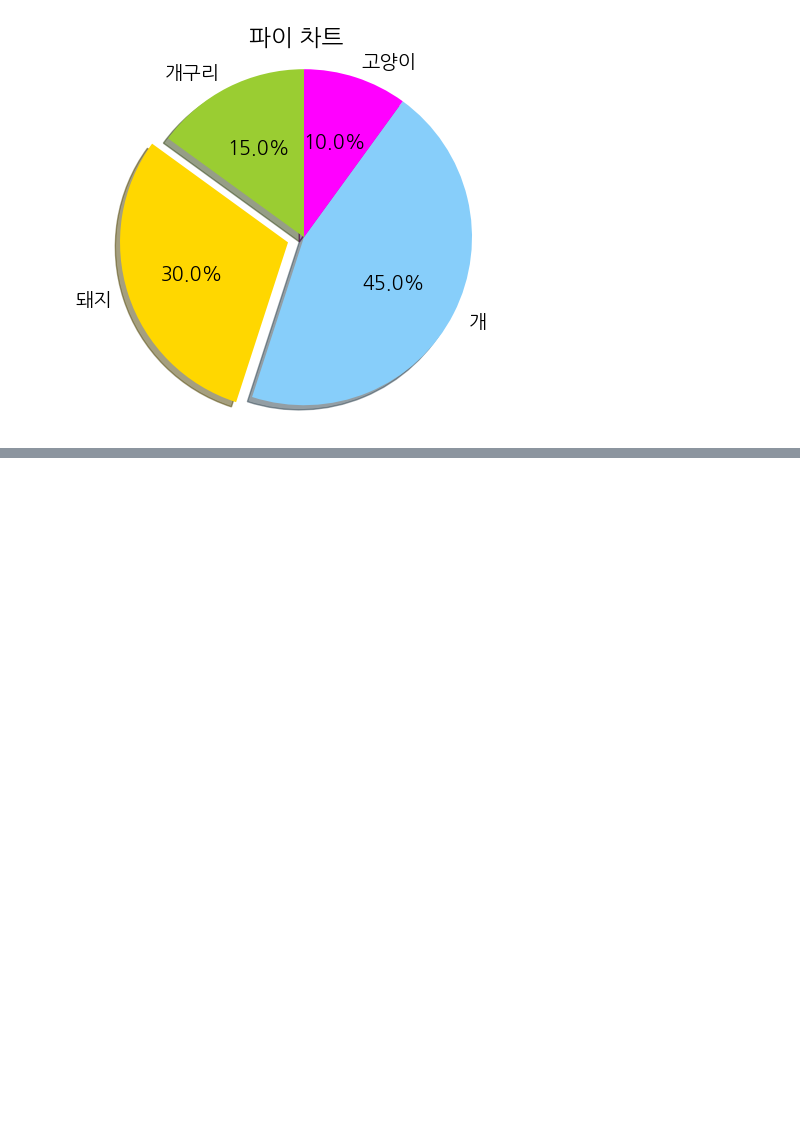
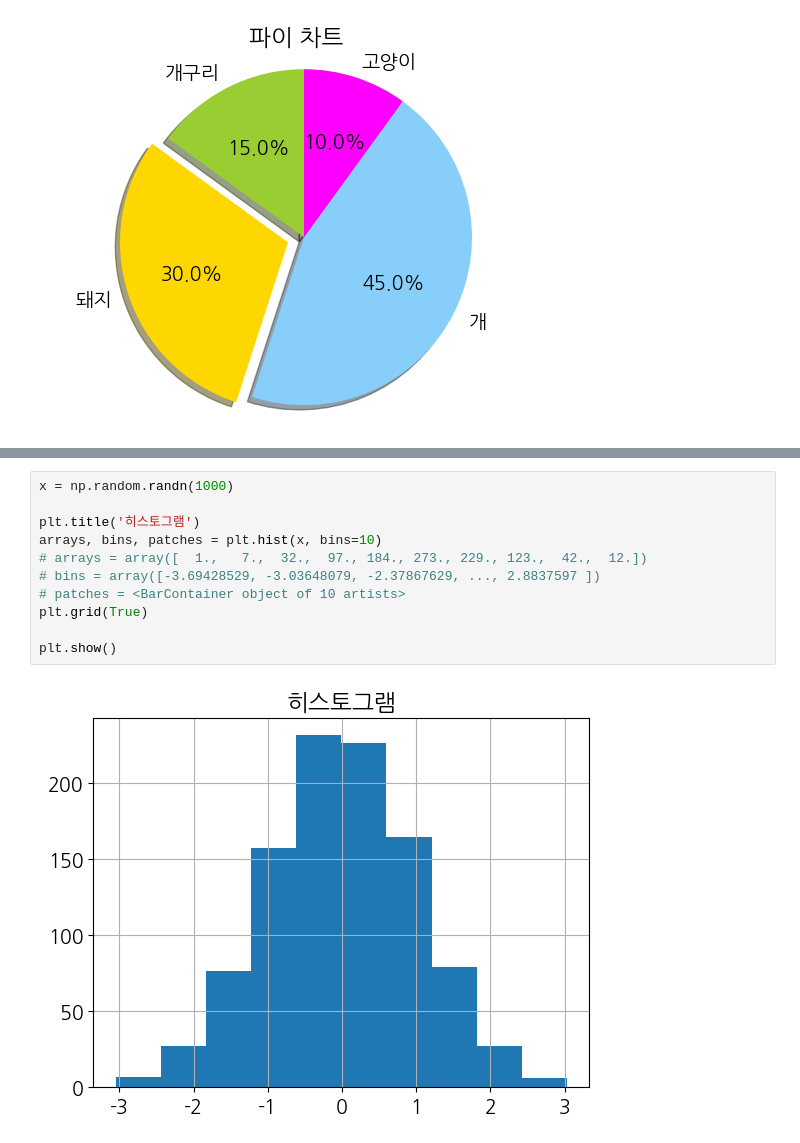
Before and after one commit to ahndb/aws_phyhon_240215, a Jupyter notebook: matplotlib_visualize_data/0304/b_matplotlib_variety_plots.ipynb, the cells around one changed output, grey strips where cells are left out. Saved outputs shown, nothing was run; the diff lists cells and outputs as text; blank space fills up the shorter version.

Commit message:
Matplotlib_variety_plots_chart

```diff
--- a/matplotlib_visualize_data/0304/b_matplotlib_variety_plots.ipynb
+++ b/matplotlib_visualize_data/0304/b_matplotlib_variety_plots.ipynb
@@ -83,0 +89,13 @@ plt.show()
+# %%
+x = np.random.randn(1000)
+
+plt.title('히스토그램')
+arrays, bins, patches = plt.hist(x, bins=10)
+# arrays = array([  1.,   7.,  32.,  97., 184., 273., 229., 123.,  42.,  12.])
+# bins = array([-3.69428529, -3.03648079, -2.37867629, ..., 2.8837597 ])
+# patches = <BarContainer object of 10 artists>
+plt.grid(True)
+
+plt.show()
+# %% [output]
+[figure, added]
```
Also changed, not shown: parts of 11 cells of this notebook.
